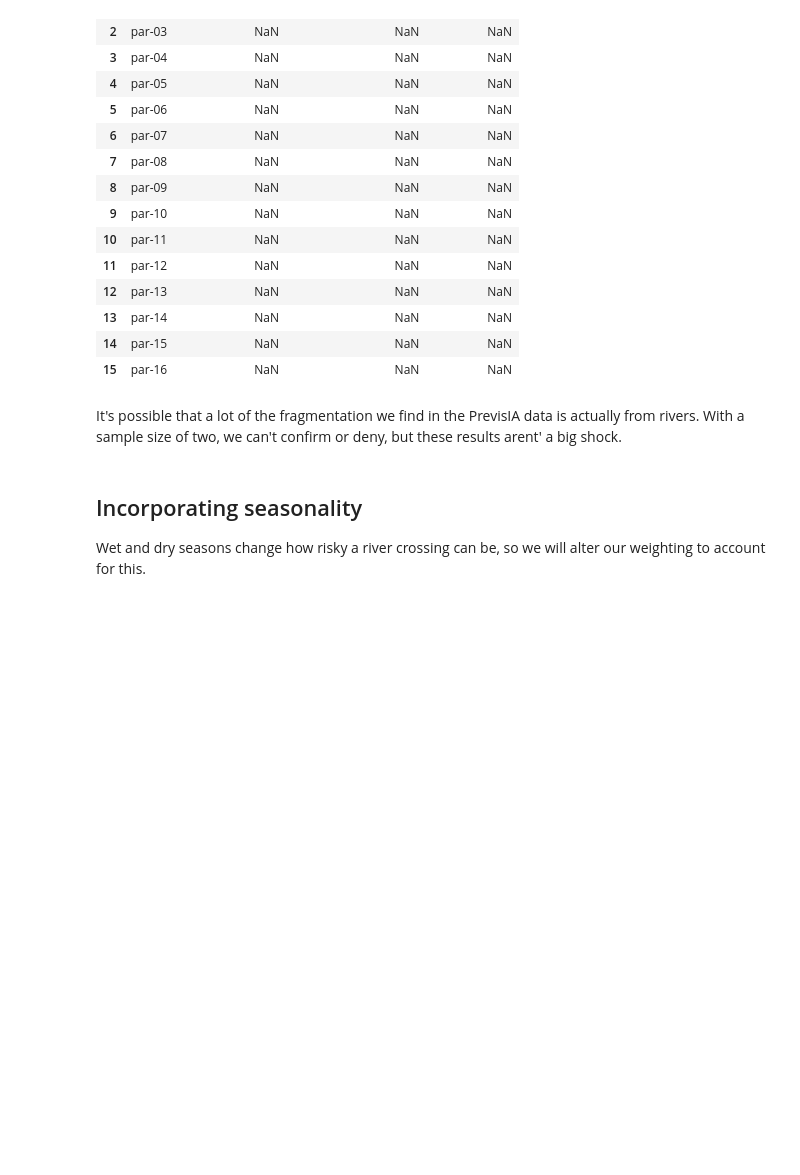
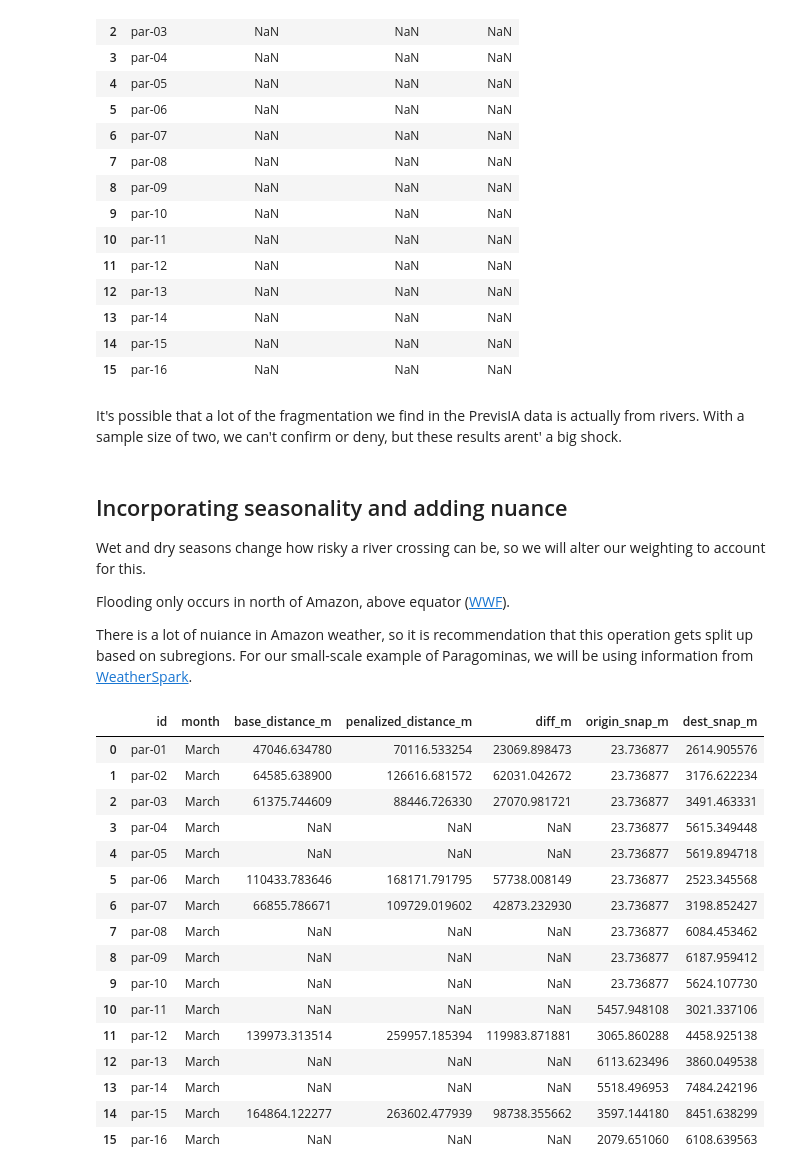
Before and after one commit to sofiasarak/amazoniahack26, a Jupyter notebook: avoid_rivers_func.ipynb, the cells around one changed output. Cells and saved outputs as stored; diff of their text form; code cells hidden in the pictures; blank space fills up the shorter version.

Commit message:
Create function so that penalties change based on month

```diff
--- a/avoid_rivers_func.ipynb
+++ b/avoid_rivers_func.ipynb
@@ -338,6 +338,10 @@ comb_df
 # %% [markdown]
 It's possible that a lot of the fragmentation we find in the PrevisIA data is actually from rivers. With a sample size of two, we can't confirm or deny, but these results arent' a big shock.
 # %% [markdown]
-## Incorporating seasonality
+## Incorporating seasonality and adding nuance
 
 Wet and dry seasons change how risky a river crossing can be, so we will alter our weighting to account for this.
+
+Flooding only occurs in north of Amazon, above equator ([WWF](https://wwf.panda.org/discover/knowledge_hub/where_we_work/amazon/about_the_amazon/ecosystems_amazon/floodplain_forests/)).
+
+There is a lot of nuiance in Amazon weather, so it is recommendation that this operation gets split up based on subregions. For our small-scale example of Paragominas, we will be using information from [WeatherSpark](https://weatherspark.com/y/30245/Average-Weather-in-Paragominas-Par%C3%A1-Brazil-Year-Round).
@@ -343,0 +370,62 @@ Wet and dry seasons change how risky a river crossing can be, so we will alter o
+# %%
+def route_for_month(G, crossings, test_pairs, month):
+    nodes = list(G.nodes())
+    tree = KDTree(nodes)
+    def snap(point):
+        dist, idx = tree.query(point)
+        return nodes[idx], dist
+
+    penalty_map = check_passability(month)
+    crossings['penalty'] = crossings['risk'].map(penalty_map)
+
+    for u, v, data in G.edges(data=True):
+        if 'base_weight' not in data:
+            data['base_weight'] = data['weight']
+
+    for _, row in crossings.dropna(subset=['nearest_node']).iterrows():
+        node = row['nearest_node']
+        for neighbor in G.neighbors(node):
+            G[node][neighbor]['weight'] = G[node][neighbor]['base_weight'] * row['penalty']
+
+    results = []
+    for _, row in test_pairs.iterrows():
+        source, source_dist = snap(row.origin)
+        target, target_dist = snap(row.dest)
+        try:
+            base_length = nx.shortest_path_length(G, source=source, target=target, weight='base_weight')
+        except nx.NetworkXNoPath:
+            base_length = None
+        try:
+            penalized_length = nx.shortest_path_length(G, source=source, target=target, weight='weight')
+        except nx.NetworkXNoPath:
+            penalized_length = None
+        results.append({
+            'id': row.id,
+            'month': month,
+            'base_distance_m': base_length,
+            'penalized_distance_m': penalized_length,
+            'diff_m': (penalized_length - base_length) if (base_length is not None and penalized_length is not None) else None,
+            'dest_snap_m': target_dist * 111000
+        })
+
+    return pd.DataFrame(results)
+# %%
+route_for_month(G, crossings, test_pairs, 'March')
+# %% [output]
+|  | id | month | base_distance_m | penalized_distance_m | diff_m | origin_snap_m | dest_snap_m |
+| 0 | par-01 | March | 47046.634780 | 70116.533254 | 23069.898473 | 23.736877 | 2614.905576 |
+| 1 | par-02 | March | 64585.638900 | 126616.681572 | 62031.042672 | 23.736877 | 3176.622234 |
+| 2 | par-03 | March | 61375.744609 | 88446.726330 | 27070.981721 | 23.736877 | 3491.463331 |
+| 3 | par-04 | March | NaN | NaN | NaN | 23.736877 | 5615.349448 |
+| 4 | par-05 | March | NaN | NaN | NaN | 23.736877 | 5619.894718 |
+| 5 | par-06 | March | 110433.783646 | 168171.791795 | 57738.008149 | 23.736877 | 2523.345568 |
+| 6 | par-07 | March | 66855.786671 | 109729.019602 | 42873.232930 | 23.736877 | 3198.852427 |
+| 7 | par-08 | March | NaN | NaN | NaN | 23.736877 | 6084.453462 |
+| 8 | par-09 | March | NaN | NaN | NaN | 23.736877 | 6187.959412 |
+| 9 | par-10 | March | NaN | NaN | NaN | 23.736877 | 5624.107730 |
+| 10 | par-11 | March | NaN | NaN | NaN | 5457.948108 | 3021.337106 |
+| 11 | par-12 | March | 139973.313514 | 259957.185394 | 119983.871881 | 3065.860288 | 4458.925138 |
+| 12 | par-13 | March | NaN | NaN | NaN | 6113.623496 | 3860.049538 |
+| 13 | par-14 | March | NaN | NaN | NaN | 5518.496953 | 7484.242196 |
+| 14 | par-15 | March | 164864.122277 | 263602.477939 | 98738.355662 | 3597.144180 | 8451.638299 |
+| 15 | par-16 | March | NaN | NaN | NaN | 2079.651060 | 6108.639563 |
```
Also changed, not shown: parts of 3 cells of this notebook.
